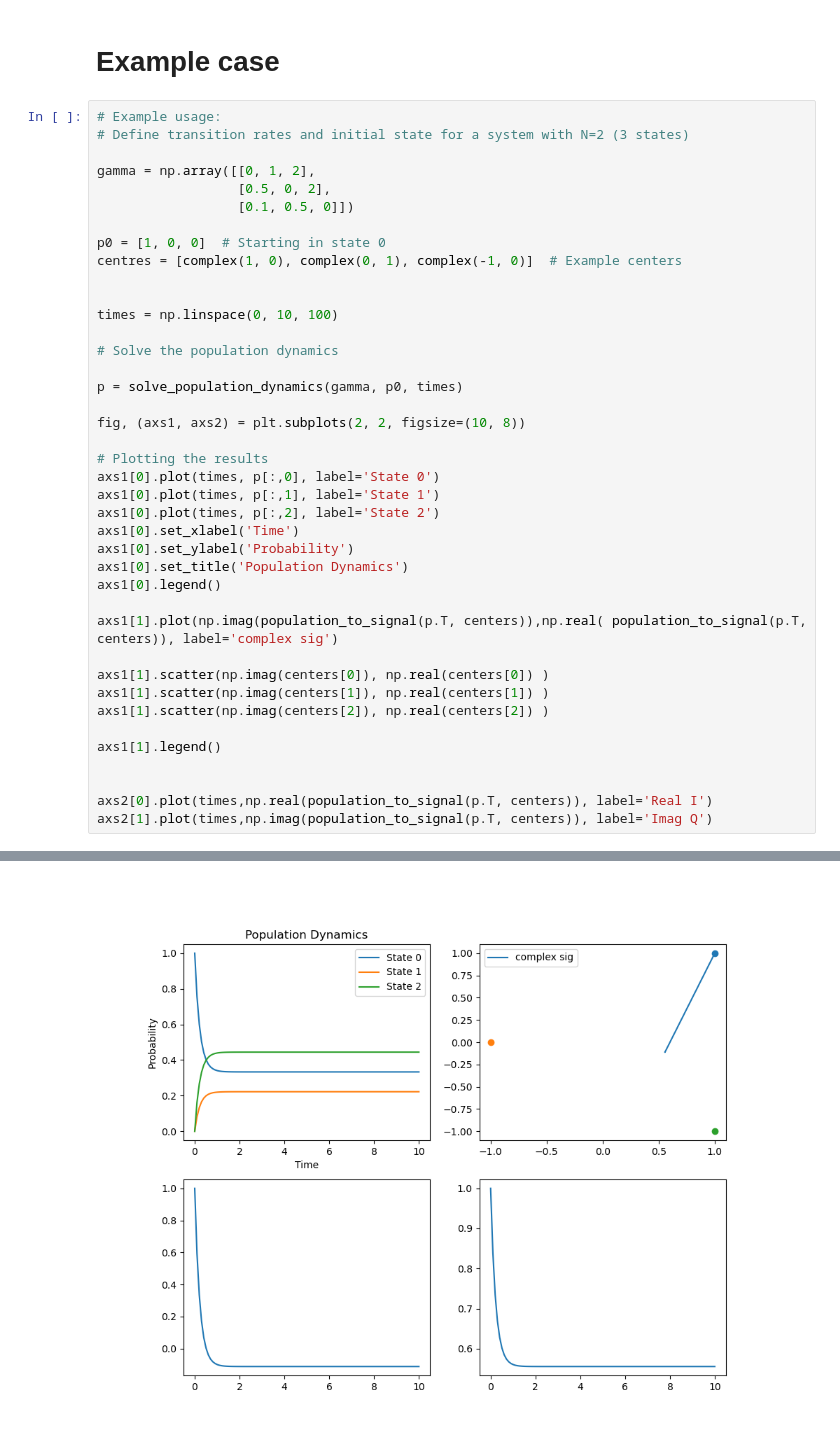
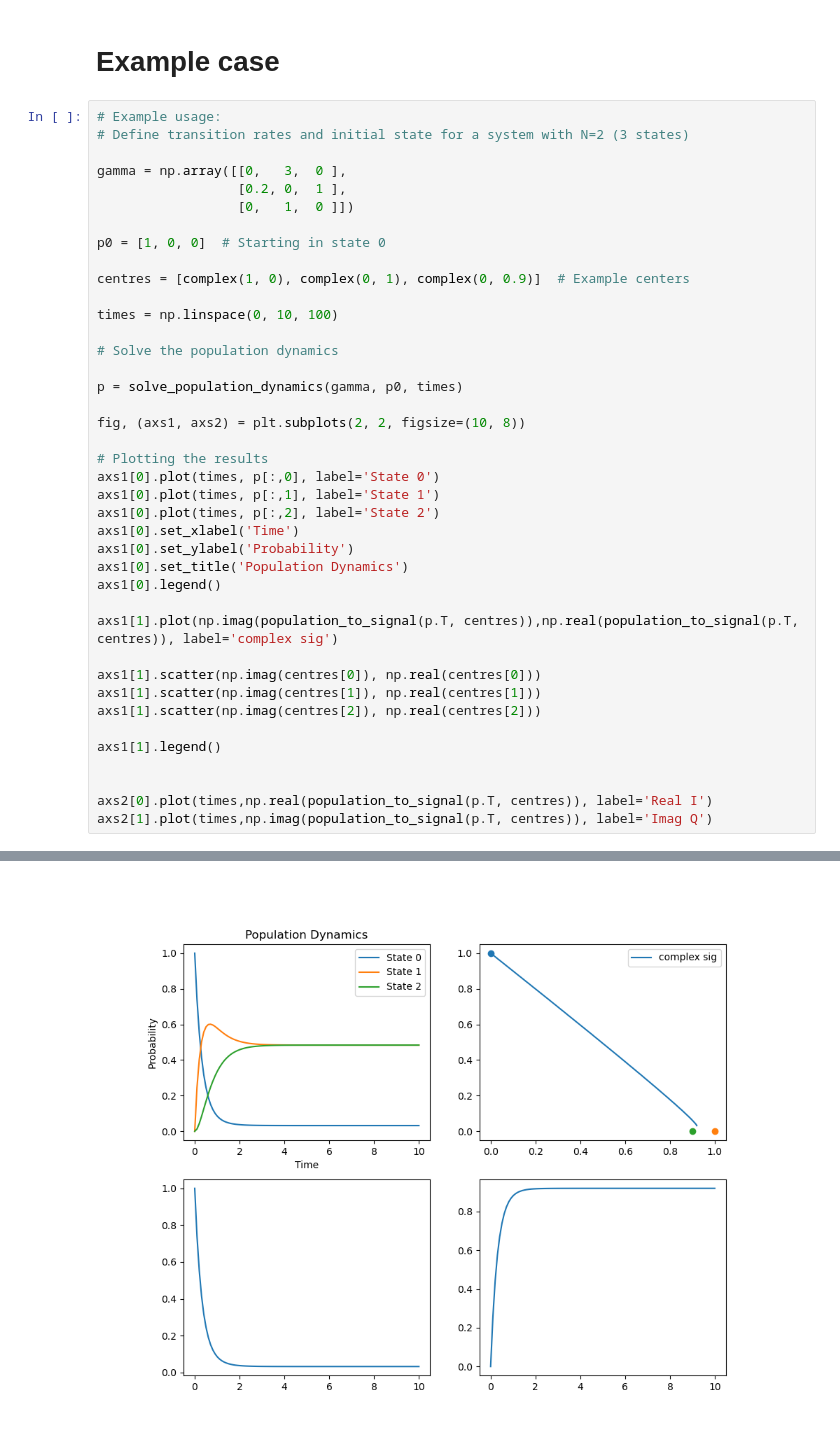
Before and after one commit to QCoherence/Fluxonium_qutrit, a Jupyter notebook: Qutrit_decay.ipynb, the cells around one changed output, grey strips where cells are left out. Cells and saved outputs as stored; diff of their text form.

```diff
--- a/Qutrit_decay.ipynb
+++ b/Qutrit_decay.ipynb
@@ -142,42 +142,42 @@ else:
 # Example usage:
 # Define transition rates and initial state for a system with N=2 (3 states)
 
-gamma = np.array([[0, 1, 2],
-                  [0.5, 0, 2],
-                  [0.1, 0.5, 0]])
+gamma = np.array([[0,   3,  0 ],
+                  [0.2, 0,  1 ],
+                  [0,   1,  0 ]])
 
 p0 = [1, 0, 0]  # Starting in state 0
-centres = [complex(1, 0), complex(0, 1), complex(-1, 0)]  # Example centers
 
+centres = [complex(1, 0), complex(0, 1), complex(0, 0.9)]  # Example centers
 
 times = np.linspace(0, 10, 100)
 
 # Solve the population dynamics
 
 p = solve_population_dynamics(gamma, p0, times)
 
 fig, (axs1, axs2) = plt.subplots(2, 2, figsize=(10, 8))
 
 # Plotting the results
 axs1[0].plot(times, p[:,0], label='State 0')
 axs1[0].plot(times, p[:,1], label='State 1')
 axs1[0].plot(times, p[:,2], label='State 2')
 axs1[0].set_xlabel('Time')
 axs1[0].set_ylabel('Probability')
 axs1[0].set_title('Population Dynamics')
 axs1[0].legend()
 
-axs1[1].plot(np.imag(population_to_signal(p.T, centers)),np.real( population_to_signal(p.T, centers)), label='complex sig')
+axs1[1].plot(np.imag(population_to_signal(p.T, centres)),np.real(population_to_signal(p.T, centres)), label='complex sig')
 
-axs1[1].scatter(np.imag(centers[0]), np.real(centers[0]) )
-axs1[1].scatter(np.imag(centers[1]), np.real(centers[1]) )
-axs1[1].scatter(np.imag(centers[2]), np.real(centers[2]) )
+axs1[1].scatter(np.imag(centres[0]), np.real(centres[0]))
+axs1[1].scatter(np.imag(centres[1]), np.real(centres[1]))
+axs1[1].scatter(np.imag(centres[2]), np.real(centres[2]))
 
 axs1[1].legend()
 
 
-axs2[0].plot(times,np.real(population_to_signal(p.T, centers)), label='Real I')
-axs2[1].plot(times,np.imag(population_to_signal(p.T, centers)), label='Imag Q')
+axs2[0].plot(times,np.real(population_to_signal(p.T, centres)), label='Real I')
+axs2[1].plot(times,np.imag(population_to_signal(p.T, centres)), label='Imag Q')
 # %% [output]
 [<matplotlib.lines.Line2D at 0x...>]
-[figure, old version]
+[figure, new version]
```
Also changed, not shown: parts of 1 cell of this notebook.
